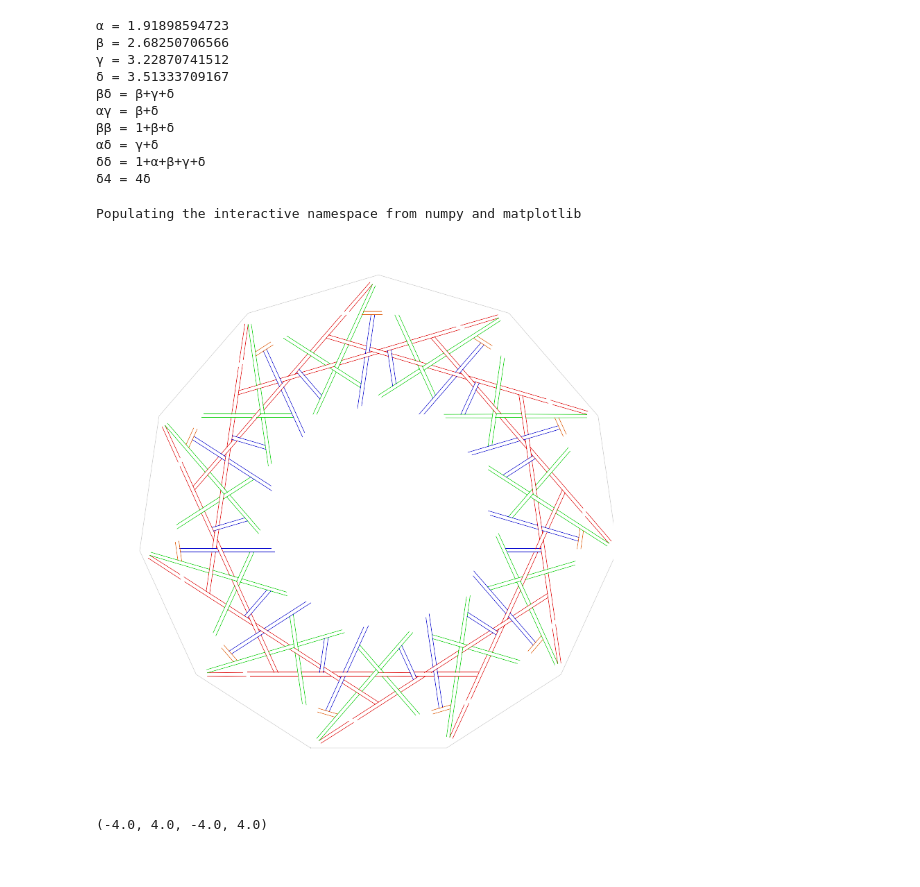
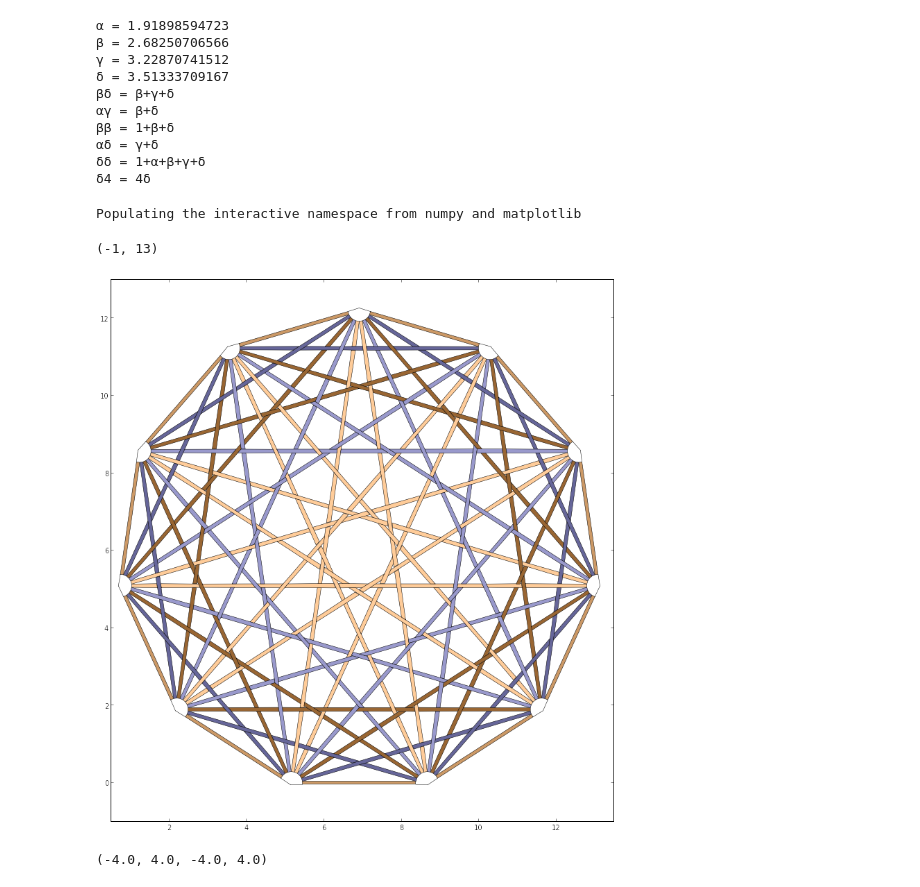
Before and after one commit to vorth/ipython, a Jupyter notebook: hendecagons/Hendecagons.ipynb, the cells around one changed output. Saved outputs shown, nothing was run; the diff lists cells and outputs as text; code cells hidden in the pictures.

Commit message:
hendecagon notebook complete for g4g11 gift

```diff
--- a/hendecagons/Hendecagons.ipynb
+++ b/hendecagons/Hendecagons.ipynb
@@ -155,11 +153,6 @@ saveFigs = 0
 δδ = 1+α+β+γ+δ
 δ4 = 4δ
 # %%
-
-r = beta - alpha
-s = gamma - beta
-t = beta - gamma
-u = alpha - one
 
 class Vector(object):
 
@@ -176,6 +169,9 @@ class Vector(object):
     def __sub__( self, rhs ) :
         return Vector( self.x - rhs.x, self.y - rhs.y )
 
+    def __neg__( self ) :
+        return Vector( -self.x, -self.y )
+
     def render( self ):
         x = float( self.x )
         y = float( self.y )
@@ -184,9 +180,6 @@ class Vector(object):
         y = A * float( self.y )
         return [ x, y ]
 
-    def rotate( self ) :
-        return Vector( self.x * r + self.y * t, self.x * s + self.y * u )
-
 origin = Vector( zero, zero )
 # %%
 
@@ -484,45 +387,63 @@ def drawPolygon( polygonVerts, color ):
     verts .append( polygonVerts[ 0 ] .render() )
     for i in range(1,n+1):
         codes.append ( Path.LINETO )
         verts.append ( polygonVerts[ i % n ] .render() )
     path = mpath.Path( verts, codes )
     return mpatches.PathPatch( path, facecolor='none', edgecolor=color )
 
 #fig = plt.figure(figsize=(12,24))
 fig = plt.figure(figsize=(13,14))
 ax = fig.add_subplot(111)
-ax.add_patch( drawPolygon( hendecagon, '#cccccc' ) )
+#ax.add_patch( drawPolygon( hendecagon, '#cccccc' ) )
 #ax.add_patch( drawPolygon( hendecagram_alpha, orange ) )
-#ax.add_patch( drawPolygon( hendecagram_beta, red ) )
-#ax.add_patch( drawPolygon( hendecagram_gamma, green ) )
-#ax.add_patch( drawPolygon( hendecagram_delta, blue ) )
+#ax.add_patch( drawPolygon( hendecagram_beta, beta_color ) )
+#ax.add_patch( drawPolygon( hendecagram_gamma, gamma_color ) )
+#ax.add_patch( drawPolygon( hendecagram_delta, delta_color ) )
 
 def drawEdge( p1, p2, color="#000000" ):
     codes = [ Path.MOVETO ]
     verts = []
     verts .append( p1 .render() )
     codes.append ( Path.LINETO )
     verts.append ( p2 .render() )
     path = mpath.Path( verts, codes )
-    ax.add_patch( mpatches.PathPatch( path, facecolor='none', edgecolor=color ) )
+    ax.add_patch( mpatches.PathPatch( path, facecolor='none', lw=0.5, edgecolor=color ) )
+
+def drawStrip( p1, p2, p3, p4, color="none" ):
+    codes = [ Path.MOVETO ]
+    verts = []
+    verts .append( p1 .render() )
+    codes.append ( Path.LINETO )
+    verts.append ( p2 .render() )
+    codes.append ( Path.LINETO )
+    verts.append ( p3 .render() )
+    codes.append ( Path.LINETO )
+    verts.append ( p4 .render() )
+    codes.append ( Path.LINETO )
+    verts.append ( p1 .render() )
+    path = mpath.Path( verts, codes )
+    ax.add_patch( mpatches.PathPatch( path, facecolor=color, lw=0.5, edgecolor="#000000" ) )
 
 for i in range(11):
     pRot = []
     for j in range(11):
         k = (j+i) % 11
         pRot .append( p[ k ] )
-    drawSectorRibbons( pRot, drawEdge )
+    drawSectorRibbons( pRot, drawEdge, drawStrip )
 
-ax.set_xlim(6.5,10.5)
-ax.set_ylim(4.5,12.5)
-ax.set_xlim(0,13)
+#ax.set_xlim(6.5,10.5)
+#ax.set_ylim(4.5,12.5)
+ax.set_xlim(0.5,13.5)
 ax.set_ylim(-1,13)
+#ax.set_xlim(6.0,7.9)
+#ax.set_ylim(1.0,2.9)
 
-ax.axis('off')
-fig.savefig( "hendecagonWoven-halfDone.png" )
+#ax.axis('off')
+#fig.savefig( "hendecagonWoven-final.pdf" )
 # %% [output]
 Populating the interactive namespace from numpy and matplotlib
+(-1, 13)
-[figure, old version]
+[figure, new version]
 # %%
 fig = plt.figure(figsize=(12,12))
 ax = fig.add_subplot(111)
```
Also changed, not shown: parts of 3 cells of this notebook.
